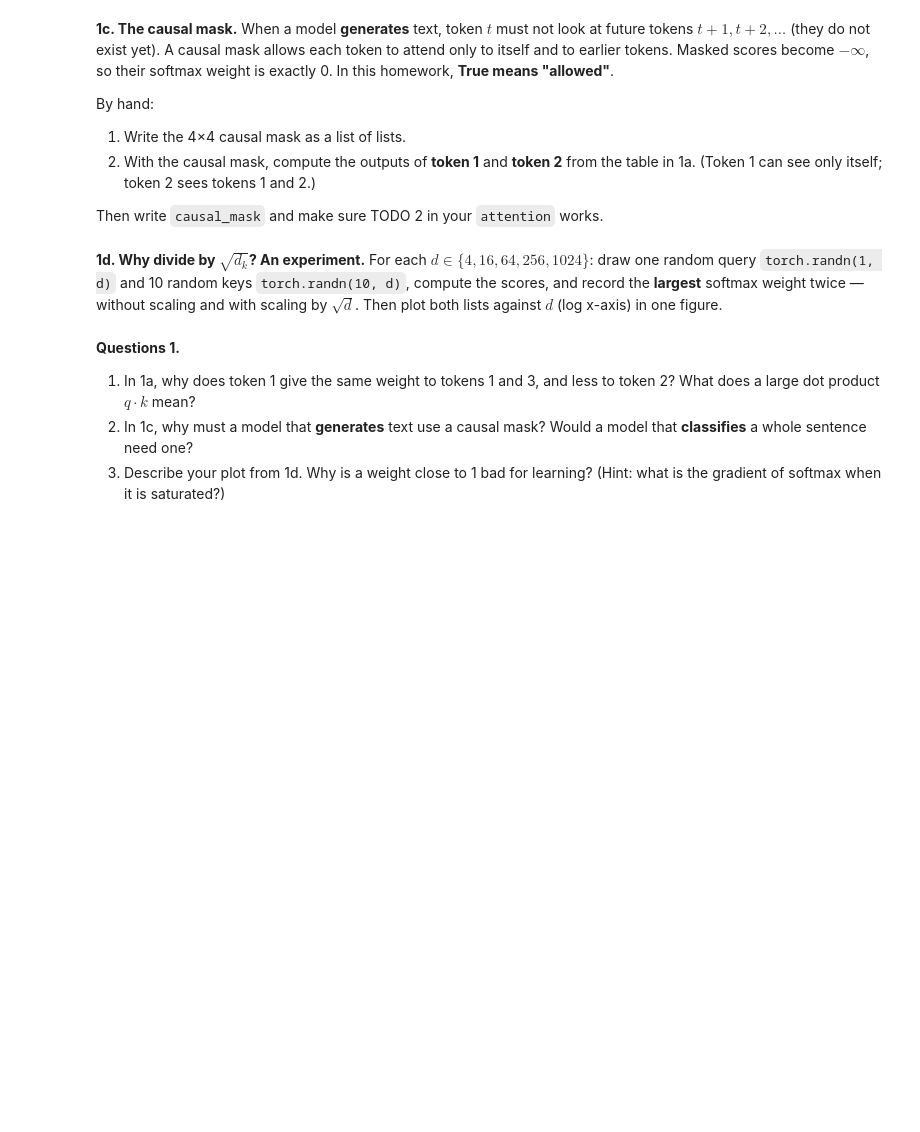
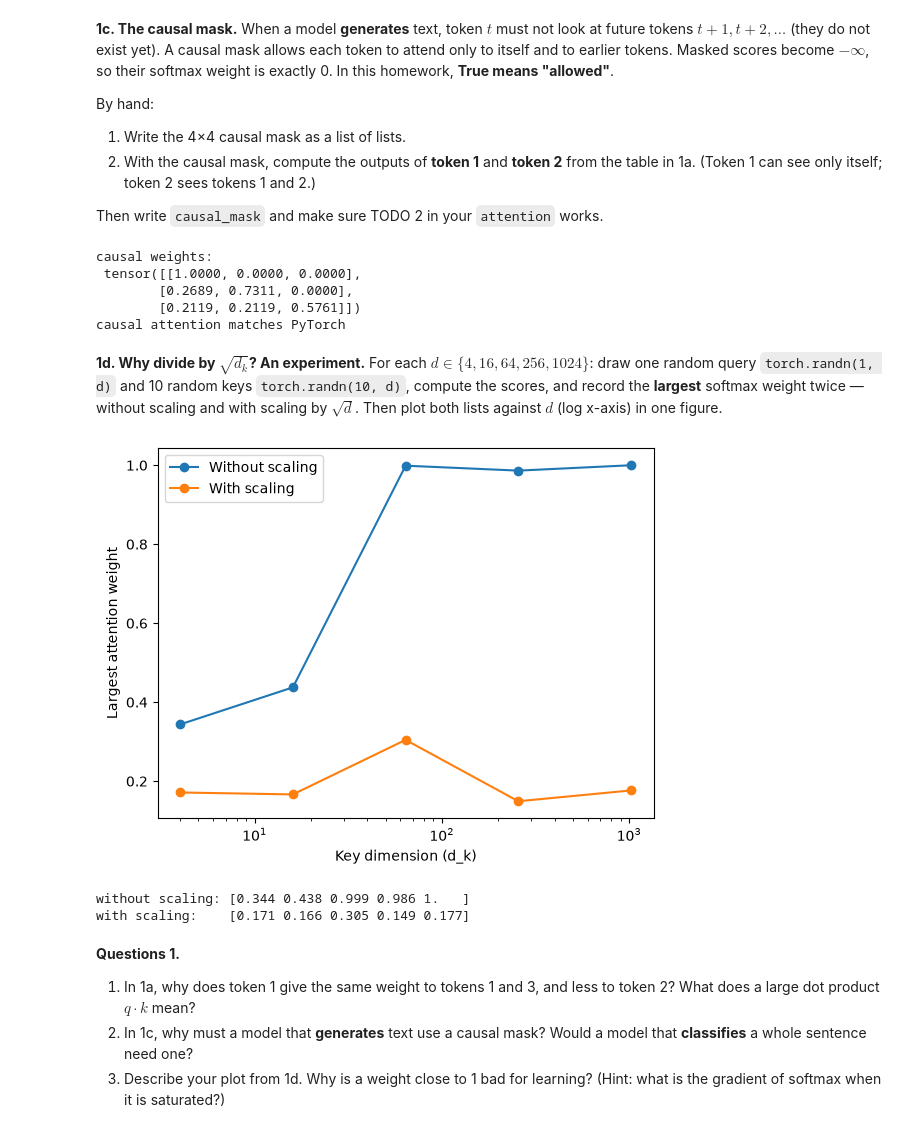
Before and after one commit to Alihansagat/Deep-Learning, a Jupyter notebook: Home Works/12week/CSCI1409_Week11_Homework_8625.ipynb, the cells around one changed output. Cells and saved outputs as stored; diff of their text form; code cells hidden in the pictures; blank space fills up the shorter version.

```diff
--- a/Home Works/12week/CSCI1409_Week11_Homework_8625.ipynb
+++ b/Home Works/12week/CSCI1409_Week11_Homework_8625.ipynb
@@ -77,16 +105,18 @@ By hand:
 Then write `causal_mask` and make sure TODO 2 in your `attention` works.
 # %%
 # TODO: your hand answers
-hand_mask_4 = [[False, False, False, False],
-               [False, False, False, False],
-               [False, False, False, False],
-               [False, False, False, False]]
-hand_causal_out = torch.tensor([[0.0, 0.0],      # token 1
-                                [0.0, 0.0]])     # token 2
+hand_mask_4 = [[True, False, False, False],
+               [True, True, False, False],
+               [True, True, True, False],
+               [True, True, True, True]]
+hand_causal_out = torch.tensor([[1.0, 0.0],      # token 1
+                                [0.2689, 0.7311]])     # token 2
 
 def causal_mask(T):
+    mask = torch.ones((T, T), dtype=torch.bool)
+    return torch.tril(mask)
     # TODO: return a (T, T) boolean tensor that is True on and below the diagonal (hint: torch.tril, torch.ones)
-    pass
+
 
 assert causal_mask(4).tolist() == hand_mask_4
 out, w = attention(X, X, V, mask=causal_mask(3))
@@ -94,19 +124,48 @@ print("causal weights:\n", w)
 assert torch.allclose(out[:2], hand_causal_out, atol=1e-3)
 assert torch.allclose(attention(Q, K, Vr, causal_mask(5))[0], F.scaled_dot_product_attention(Q, K, Vr, is_causal=True), atol=1e-5)
 print("causal attention matches PyTorch")
+# %% [output]
+causal weights:
+ tensor([[1.0000, 0.0000, 0.0000],
+        [0.2689, 0.7311, 0.0000],
+        [0.2119, 0.2119, 0.5761]])
+causal attention matches PyTorch
 # %% [markdown]
 **1d. Why divide by $\sqrt{d_k}$? An experiment.** For each $d \in \{4, 16, 64, 256, 1024\}$: draw one random query `torch.randn(1, d)` and 10 random keys `torch.randn(10, d)`, compute the scores, and record the **largest** softmax weight twice — without scaling and with scaling by $\sqrt{d}$. Then plot both lists against $d$ (log x-axis) in one figure.
 # %%
 torch.manual_seed(0)
+
 dims = [4, 16, 64, 256, 1024]
 largest_unscaled, largest_scaled = [], []
-# TODO: the loop over dims (fill the two lists)
-# TODO: the plot (two lines, log x-axis, axis labels, legend)
+
+for d_k in dims:
+    q = torch.randn(d_k)
+    K = torch.randn(32, d_k)
+
+    scores = K @ q
+    unscaled_weights = torch.softmax(scores, dim=-1)
+    scaled_weights = torch.softmax(scores / math.sqrt(d_k), dim=-1)
+
+    largest_unscaled.append(unscaled_weights.max().item())
+    largest_scaled.append(scaled_weights.max().item())
+
+plt.plot(dims, largest_unscaled, marker="o", label="Without scaling")
+plt.plot(dims, largest_scaled, marker="o", label="With scaling")
+plt.xscale("log")
+plt.xlabel("Key dimension (d_k)")
+plt.ylabel("Largest attention weight")
+plt.legend()
+plt.show()
 
 print("without scaling:", np.round(largest_unscaled, 3))
 print("with scaling:   ", np.round(largest_scaled, 3))
+
 assert len(largest_unscaled) == len(largest_scaled) == 5
 assert largest_unscaled[-1] > 0.9 and largest_scaled[-1] < 0.7
+# %% [output]
+[figure, added]
+without scaling: [0.344 0.438 0.999 0.986 1.   ]
+with scaling:    [0.171 0.166 0.305 0.149 0.177]
 # %% [markdown]
 **Questions 1.**
 1. In 1a, why does token 1 give the same weight to tokens 1 and 3, and less to token 2? What does a large dot product $q \cdot k$ mean?
```
Also changed, not shown: parts of 16 cells of this notebook, 1 other file.
